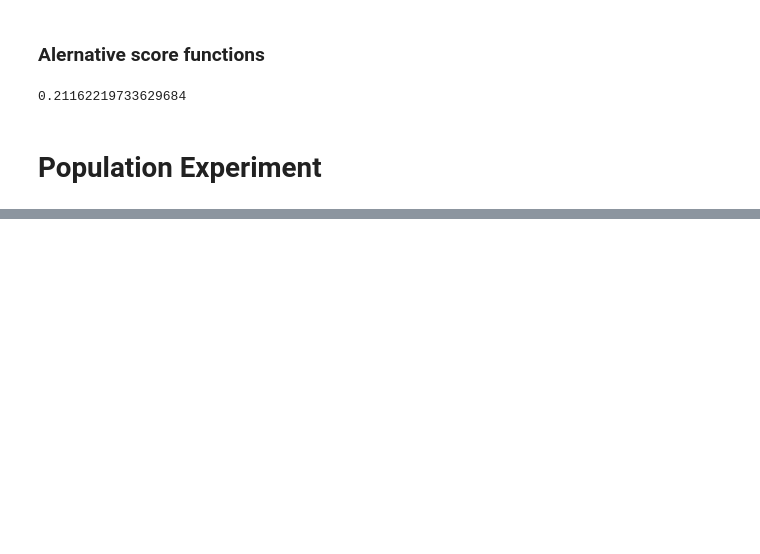
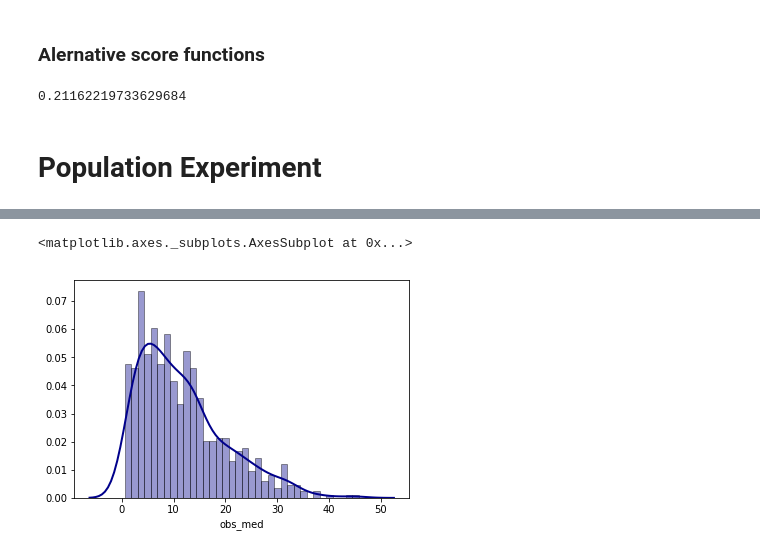
Before and after one commit to galbraic/spatial-assocr, a Jupyter notebook: notebooks/visits.ipynb, the cells around one changed output, grey strips where cells are left out. Drawn from its saved outputs; the diff is of its cells as text; code cells hidden in the pictures; blank space fills up the shorter version.

```diff
--- a/notebooks/visits.ipynb
+++ b/notebooks/visits.ipynb
@@ -595,0 +639,13 @@ out.head()
+# %%
+sns.distplot(
+    diff_src['obs_med'],
+    hist=True,
+    kde=True,
+    bins=int(180/5),
+    color = 'darkblue',
+    hist_kws={'edgecolor':'black'},
+    kde_kws={'linewidth': 2}
+)
+# %% [output]
+<matplotlib.axes._subplots.AxesSubplot at 0x...>
+[figure, added]
```
Also changed, not shown: parts of 9 cells of this notebook.
